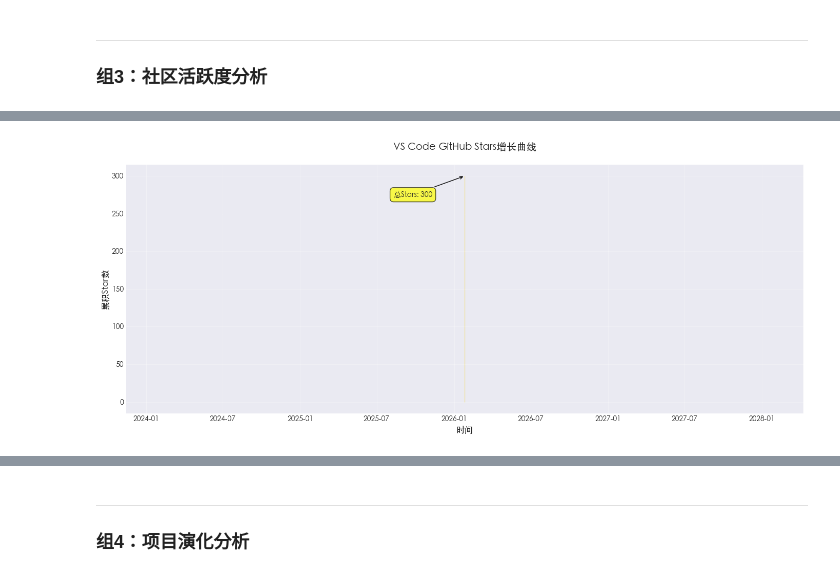
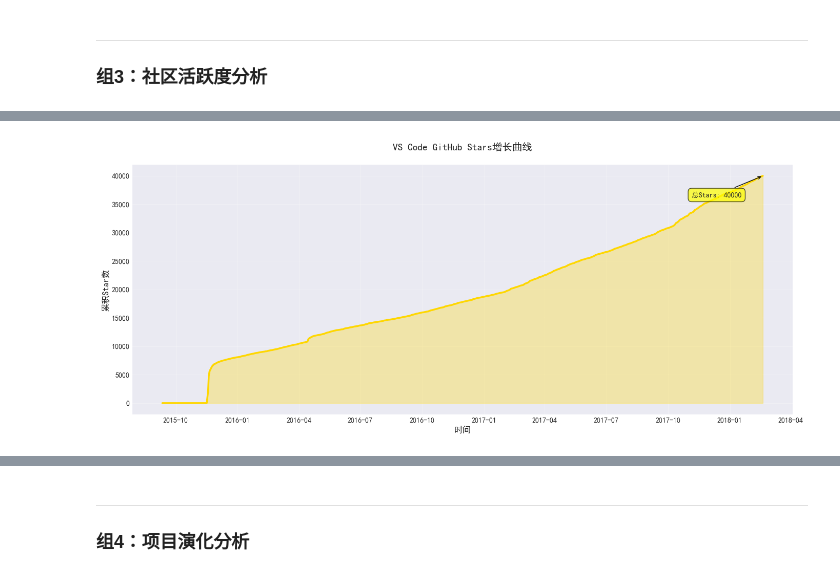
Before and after one commit to SiHaoYuu/Opensource-Software, a Jupyter notebook: code-oss-history.ipynb, the cells around one changed output, grey strips where cells are left out. Saved outputs shown, nothing was run; the diff lists cells and outputs as text; code cells hidden in the pictures.

```diff
--- a/code-oss-history.ipynb
+++ b/code-oss-history.ipynb
@@ -22,6 +22,12 @@ pd.set_option('display.width', None)
 plt.style.use('seaborn-v0_8-darkgrid')
 sns.set_palette("husl")
 %matplotlib inline
+
+# ======== 修复中文字体配置 ========
+# Windows系统上使用SimHei或Microsoft YaHei
+plt.rcParams['font.sans-serif'] = ['SimHei', 'Microsoft YaHei', 'SimSun', 'DejaVu Sans']
+plt.rcParams['axes.unicode_minus'] = False
+plt.rcParams['figure.dpi'] = 100
 # %% [markdown]
 # Visual Studio Code 开源项目演化分析
 
@@ -311,9 +353,6 @@ print("\n" + "="*70)
 
 ### 组1：贡献者分析
 # %%
-# 修改默认字体以显示中文
-plt.rcParams['font.sans-serif'] = ['STHeiti']  # 设置中文字体为黑体
-plt.rcParams['axes.unicode_minus'] = False  # 解决负号显示问题
 # 图表1: Top 20贡献者排行榜
 fig, ax = plt.subplots(figsize=(12, 8))
 top_20 = contributors.head(20)
@@ -631,9 +660,13 @@ prs列: ['URL', '关闭时间', '创建时间', '创建者', '序号', '更新
 print("\n【图表8】检查stargazers列名...")
 print(f"stargazers列: {list(stargazers.columns)}")
 
-# 使用正确的列名
+# 使用正确的列名 - 新数据中为"Star时间"
 star_date_col = None
-if '获取时间' in stargazers.columns:
+if 'Star时间' in stargazers.columns:
+    star_date_col = 'Star时间'
+    stargazers['starred_at'] = pd.to_datetime(stargazers['Star时间'], errors='coerce')
+elif '获取时间' in stargazers.columns:
+    # 备选：使用获取时间
     star_date_col = '获取时间'
     stargazers['starred_at'] = pd.to_datetime(stargazers['获取时间'], errors='coerce')
 elif 'starred_at' in stargazers.columns:
@@ -641,33 +674,48 @@ elif 'starred_at' in stargazers.columns:
 
 if 'starred_at' in stargazers.columns:
     # 按日期统计star数
-    stars_over_time = stargazers.groupby(stargazers['starred_at'].dt.date).size().reset_index()
-    stars_over_time.columns = ['date', 'count']
-    stars_over_time['date'] = pd.to_datetime(stars_over_time['date'])
-    stars_over_time = stars_over_time.sort_values('date')
-    stars_over_time['cumulative'] = stars_over_time['count'].cumsum()
+    valid_dates = stargazers[stargazers['starred_at'].notna()]
+    if len(valid_dates) > 0:
+        stars_over_time = valid_dates.groupby(valid_dates['starred_at'].dt.date).size().reset_index()
+        stars_over_time.columns = ['date', 'count']
+        stars_over_time['date'] = pd.to_datetime(stars_over_time['date'])
+        stars_over_time = stars_over_time.sort_values('date')
+        stars_over_time['cumulative'] = stars_over_time['count'].cumsum()
 
-    fig, ax = plt.subplots(figsize=(14, 6))
-    ax.plot(stars_over_time['date'], stars_over_time['cumulative'], linewidth=2.5, color='gold')
-    ax.fill_between(stars_over_time['date'], stars_over_time['cumulative'], alpha=0.3, color='gold')
-    ax.set_xlabel('时间', fontsize=12, fontweight='bold')
-    ax.set_ylabel('累积Star数', fontsize=12, fontweight='bold')
-    ax.set_title('VS Code GitHub Stars增长曲线', fontsize=14, fontweight='bold', pad=20)
-    ax.grid(alpha=0.3)
+        fig, ax = plt.subplots(figsize=(14, 6))
+        ax.plot(stars_over_time['date'], stars_over_time['cumulative'], linewidth=2.5, color='gold')
+        ax.fill_between(stars_over_time['date'], stars_over_time['cumulative'], alpha=0.3, color='gold')
+        ax.set_xlabel('时间', fontsize=12, fontweight='bold')
+        ax.set_ylabel('累积Star数', fontsize=12, fontweight='bold')
+        ax.set_title('VS Code GitHub Stars增长曲线', fontsize=14, fontweight='bold', pad=20)
+        ax.grid(alpha=0.3)
 
-    # 添加重要节点
-    ax.annotate(f"总Stars: {stars_over_time['cumulative'].iloc[-1]:.0f}",
-                xy=(stars_over_time['date'].iloc[-1], stars_over_time['cumulative'].iloc[-1]),
-                xytext=(-100, -30), textcoords='offset points',
-                bbox=dict(boxstyle='round,pad=0.5', fc='yellow', alpha=0.7),
-                arrowprops=dict(arrowstyle='->', connectionstyle='arc3,rad=0'))
+        # 添加重要节点
+        ax.annotate(f"总Stars: {stars_over_time['cumulative'].iloc[-1]:.0f}",
+                    xy=(stars_over_time['date'].iloc[-1], stars_over_time['cumulative'].iloc[-1]),
+                    xytext=(-100, -30), textcoords='offset points',
+                    bbox=dict(boxstyle='round,pad=0.5', fc='yellow', alpha=0.7),
+                    arrowprops=dict(arrowstyle='->', connectionstyle='arc3,rad=0'))
 
-    plt.tight_layout()
-    plt.show()
+        plt.tight_layout()
+        plt.show()
 
-    print(f"\n⭐ Stars分析：")
-    print(f"├─ 总Stars: {stars_over_time['cumulative'].iloc[-1]:.0f}")
-    print(f"├─ 数据范围: {stars_over_time['date'].min().date()} 至 {stars_over_time['date'].max().date()}")
+        print(f"\n⭐ Stars分析：")
+        print(f"├─ 总Stars: {stars_over_time['cumulative'].iloc[-1]:.0f}")
+        print(f"├─ 数据范围: {stars_over_time['date'].min().date()} 至 {stars_over_time['date'].max().date()}")
+        print(f"├─ 数据覆盖率: {len(valid_dates)/len(stargazers)*100:.1f}%")
+    else:
+        print("⚠️ 无有效的Star时间数据，显示总体统计...")
+        fig, ax = plt.subplots(figsize=(10, 6))
+        ax.bar(['GitHub Stars'], [len(stargazers)], color='gold', width=0.5)
+        ax.set_ylabel('数量', fontsize=12, fontweight='bold')
+        ax.set_title('VS Code GitHub Stars总数', fontsize=14, fontweight='bold', pad=20)
+        ax.text(0, len(stargazers), str(len(stargazers)), ha='center', va='bottom', fontweight='bold', fontsize=14)
+        plt.tight_layout()
+        plt.show()
+
+        print(f"\n⭐ Stars分析：")
+        print(f"└─ 总Stars: {len(stargazers)}")
 else:
     # 备选：如果时间列不可用，显示静态图表
     print("⚠️ 无法获取star时间信息，显示总体统计...")
@@ -689,2 +737,2 @@ stargazers列: ['主页', '头像URL', '序号', '用户ID', '用户名', '管
-[figure, old version]
+[figure, new version]
 ⭐ Stars分析：
```
Also changed, not shown: parts of 17 cells of this notebook, 1 other file.
